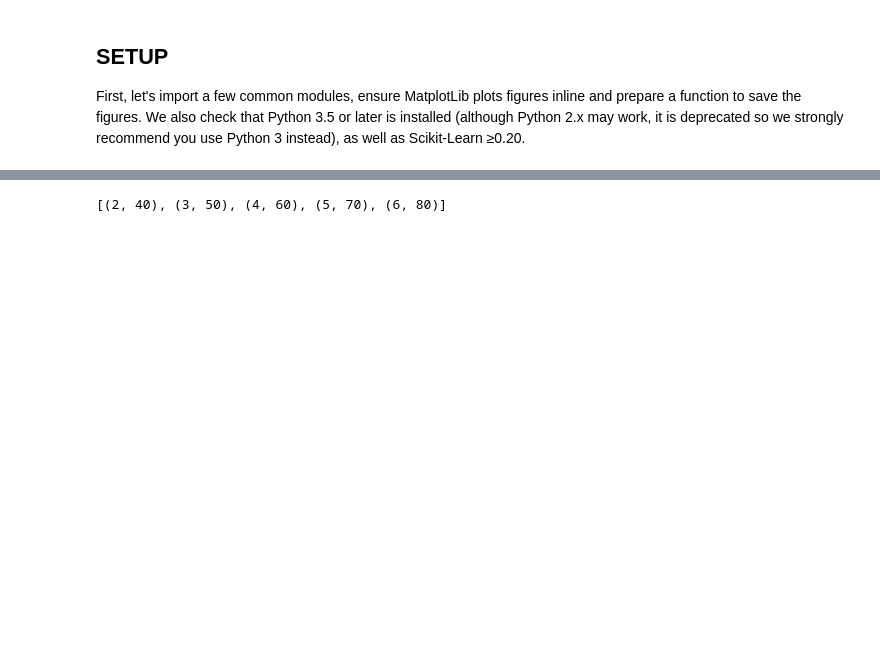
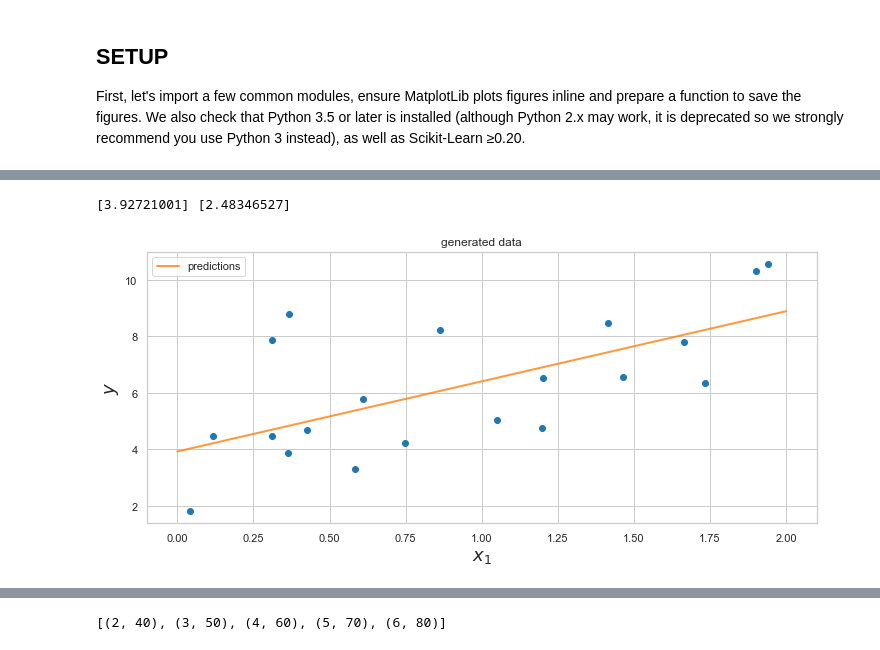
Before and after one commit to ssegui/ml_ub, a Jupyter notebook: notebooks/Session3.ipynb, the cells around one changed output, grey strips where cells are left out. Saved outputs shown, nothing was run; the diff lists cells and outputs as text; code cells hidden in the pictures; blank space fills up the shorter version.

```diff
--- a/notebooks/Session3.ipynb
+++ b/notebooks/Session3.ipynb
@@ -98,0 +159,18 @@ This expression is often called **sum of squared errors of prediction (SSE)**.
+# %%
+from sklearn.preprocessing import add_dummy_feature
+
+X_b = add_dummy_feature(X)  # add x0 = 1 to each instance
+b0,b1 = np.linalg.inv(X_b.T @ X_b) @ X_b.T @ y
+print(b0,b1)
+# %% [output]
+[3.92721001] [2.48346527]
+# %%
+plt.plot(X,y,"o")
+plt.xlabel("$x_1 $", fontsize=18)
+plt.ylabel("$y $", rotation=90, fontsize=18)
+plt.plot([0,2], [b0, b0+b1*2], alpha=0.8, label = 'predictions') # Add the regression line, colored in blue
+plt.title('generated data')
+plt.legend(loc="upper left")
+plt.show()
+# %% [output]
+[figure, added]
```
Also changed, not shown: parts of 34 cells of this notebook.
